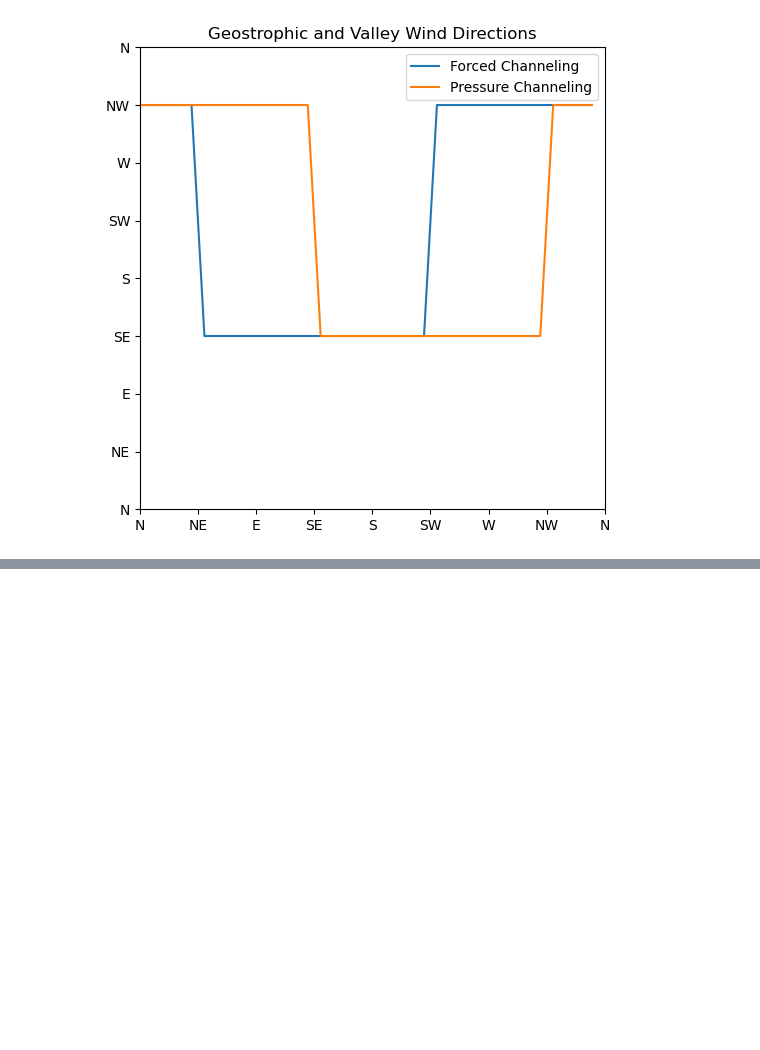
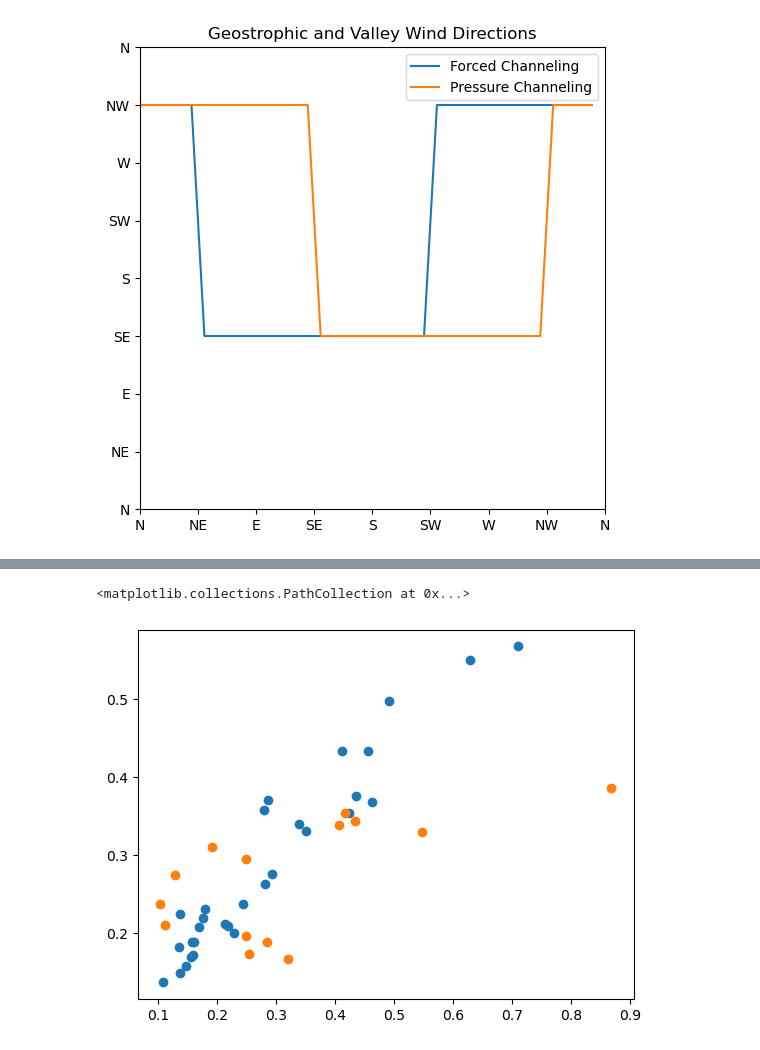
Before and after one commit to dlhogan97/Synoptic-Sublimation, a Jupyter notebook: 02_analysis/data_exploration/12_surface_and_upper_air_obs.ipynb, the cells around one changed output, grey strips where cells are left out. Drawn from its saved outputs; the diff is of its cells as text; code cells hidden in the pictures; blank space fills up the shorter version.

Commit message:
some ideas on sublimation. need some honing

```diff
--- a/02_analysis/data_exploration/12_surface_and_upper_air_obs.ipynb
+++ b/02_analysis/data_exploration/12_surface_and_upper_air_obs.ipynb
@@ -1156,0 +1284,33 @@ for level, df in zip(levels, dfs):
+# %%
+from sklearn.model_selection import train_test_split
+from sklearn.ensemble import RandomForestRegressor  # For regression tasks
+
+# Step 2: Load your dataframe (replace 'df' with your actual dataframe)
+# Example assuming 'df' is your dataframe containing predictors (X) and target (y)
+# Replace 'predictor_col1', 'predictor_col2', etc. with your actual predictor columns
+# Replace 'target_col' with your actual target column name
+X = pres_500_23[(pres_500_23['precip']>1) & (pres_500_23['sublimation']>0.1) & (pres_500_23['spd_10m_c']>=3)][['dpd_aloft','wspd','alt','u_wind','downvalley_wind_index']]
+y = pres_500_23[(pres_500_23['precip']>1) & (pres_500_23['sublimation']>0.1) & (pres_500_23['spd_10m_c']>=3)]['sublimation']
+
+# Step 3: Split data into training and testing sets
+X_train, X_test, y_train, y_test = train_test_split(X, y, test_size=0.3, random_state=42)
+
+# Step 4: Create a random forest regressor model
+rf_model = RandomForestRegressor(n_estimators=100, random_state=42)
+
+# Step 5: Train the model on the training data
+rf_model.fit(X_train, y_train)
+
+# Step 6: Evaluate the model
+# Assess performance on the test set (you can use different metrics depending on your problem)
+train_score = rf_model.score(X_train, y_train)
+test_score = rf_model.score(X_test, y_test)
+print(f"Training R^2 score: {train_score:.2f}")
+print(f"Testing R^2 score: {test_score:.2f}")
+
+# Step 7: Assess feature importances
+importances = rf_model.feature_importances_
+feature_names = X.columns
+feature_importances = pd.DataFrame({'feature': feature_names, 'importance': importances})
+sorted_importances = feature_importances.sort_values('importance', ascending=False)
+print(sorted_importances)
@@ -1156,0 +1326,7 @@ for level, df in zip(levels, dfs):
+# %%
+plt.scatter(y_train, rf_model.predict(X_train), label='Training')
+
+plt.scatter(y_test, rf_model.predict(X_test), label='Testing')
+# %% [output]
+<matplotlib.collections.PathCollection at 0x...>
+[figure, added]
```
Also changed, not shown: parts of 9 cells of this notebook.
